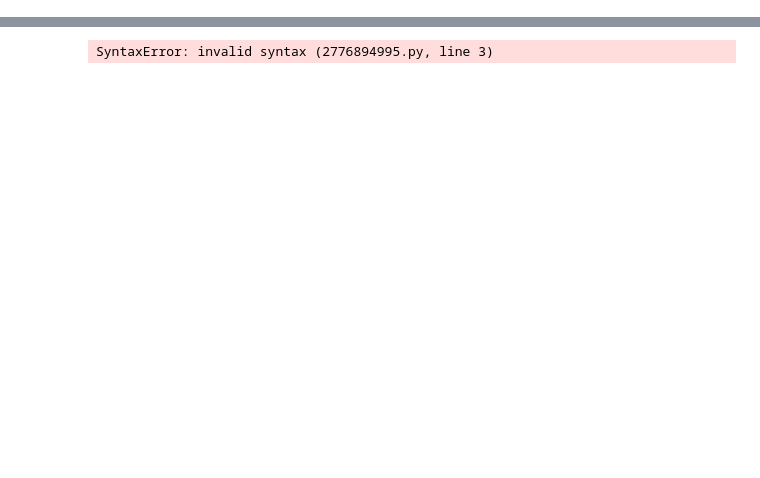
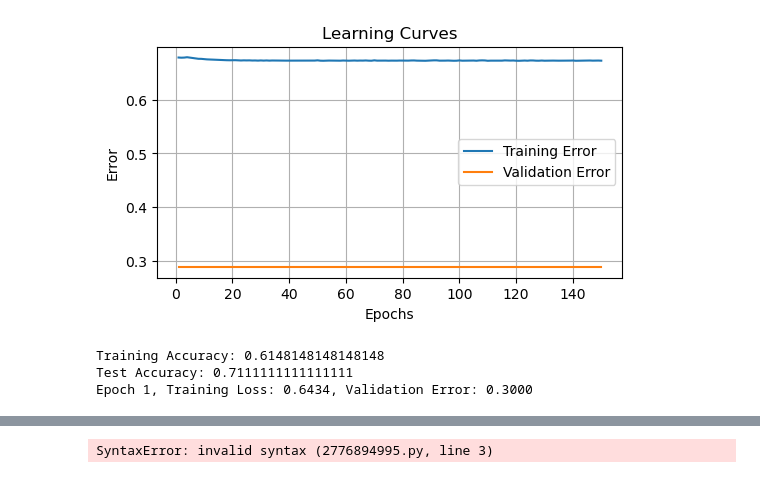
Before and after one commit to sam-tompkins/Sam-Tompkins-Public-Repository, a Jupyter notebook: irp_working.ipynb, the cells around one changed output, grey strips where cells are left out. Cells and saved outputs as stored; diff of their text form; code cells hidden in the pictures; blank space fills up the shorter version.

```diff
--- a/irp_working.ipynb
+++ b/irp_working.ipynb
@@ -46,7 +46,7 @@ def prep(dataset):
     dataset['MA50'] = dataset['Close'].rolling(window=50).mean()
 
     dataset['Target'] = np.where(dataset['Close'].shift(-1) > dataset['Close'], 1, 0)
-    prepared_data = dataset.dropna().tail(503)
+    prepared_data = dataset.dropna()
     return prepared_data, scaler
 
 # Define LSTM Model class
@@ -125,7 +125,7 @@ def trainer(model, train_data, val_data, loss_func, opt, epochs, device='cuda'):
 
         # Print progress
         if epoch % 25 == 1:
-            print(f'Epoch {epoch}, Training Loss: {epoch_loss / len(train_data)}, Validation Error: {1 - val_accuracy}')
+            print(f'Epoch {epoch}, Training Loss: {epoch_loss / len(train_data):.4f}, Validation Error: {1 - val_accuracy:.4f}')
 
     return train_errors, val_errors
 
@@ -159,8 +159,8 @@ def time_series_cv(model_class, sequences, labels, n_splits, epochs, device='cud
         test_data = torch.utils.data.DataLoader(list(zip(test_sequences, test_labels)), shuffle=False, batch_size=1)
 
         # Initialize model
-        model = model_class(input_layer=10, hidden_layer=150, output_layer=1).to(device)
-        opt = optim.Adam(model.parameters(), lr=0.001, weight_decay=0.01)
+        model = model_class(input_layer=15, hidden_layer=50, output_layer=1).to(device)
+        opt = optim.Adam(model.parameters(), lr=0.001, weight_decay=0.2)
         loss_func = nn.BCEWithLogitsLoss()
 
         # Train and evaluate
@@ -199,7 +199,7 @@ test_data = torch.utils.data.DataLoader(list(zip(test_sequences, labels[train_si
 # Initialize model
 model = LSTM_Model(input_layer=15, hidden_layer=50, output_layer=1, ).to('cuda')
 loss_func = nn.BCEWithLogitsLoss()
-opt = optim.Adam(model.parameters(), lr=0.001, weight_decay=0.01)
+opt = optim.Adam(model.parameters(), lr=0.001, weight_decay=0.2)
 
 # Train
 epochs = 150
@@ -222,8 +222,8 @@ test_accuracy = evaluate_model(model, test_data)
 print(f'Test Accuracy: {test_accuracy}')
 
 # Perform Time Series Cross-Validation
-n_splits = 5
+n_splits = 10
 accuracies = time_series_cv(LSTM_Model, sequences, labels, n_splits, epochs, device='cuda')
 print(f'Cross-Validation Accuracies: {accuracies}')
-print(f'Average Cross-Validation Accuracy: {np.mean(accuracies)}')
+print(f'Average Cross-Validation Accuracy: {np.mean(accuracies):.4f}')
 # %% [output]
@@ -230,0 +236,4 @@ AssertionError: Torch not compiled with CUDA enabled
+[figure, added]
+Training Accuracy: 0.6148148148148148
+Test Accuracy: 0.7111111111111111
+Epoch 1, Training Loss: 0.6434, Validation Error: 0.3000
```
Also changed, not shown: parts of 1 cell of this notebook.
